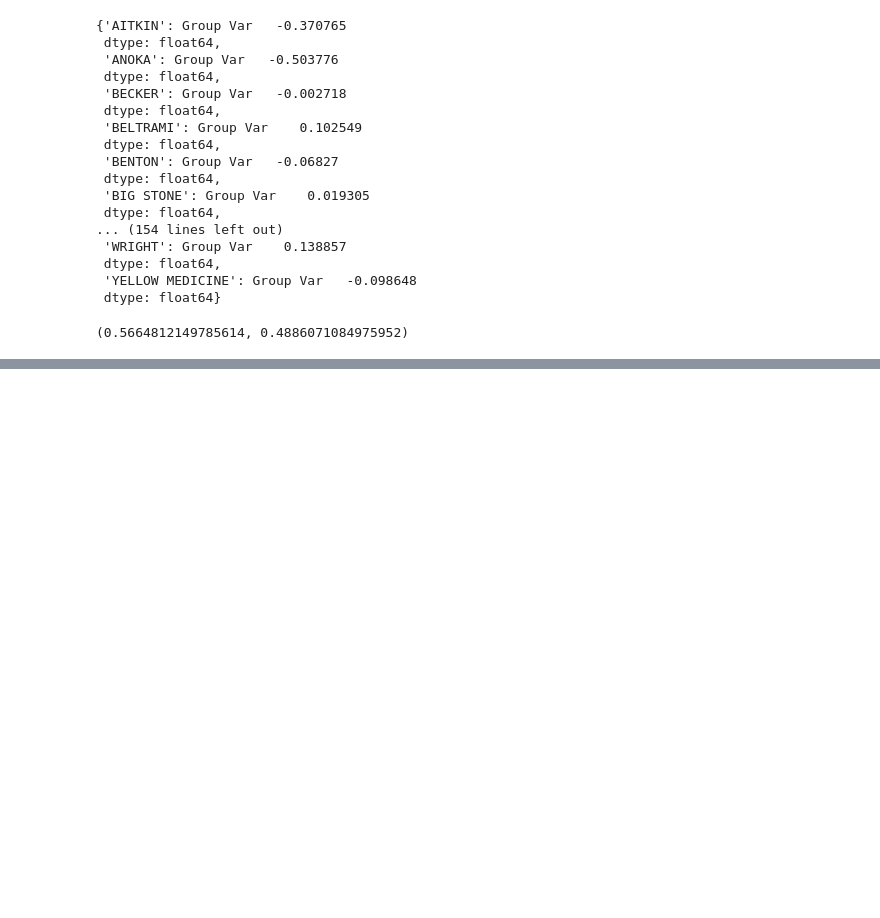
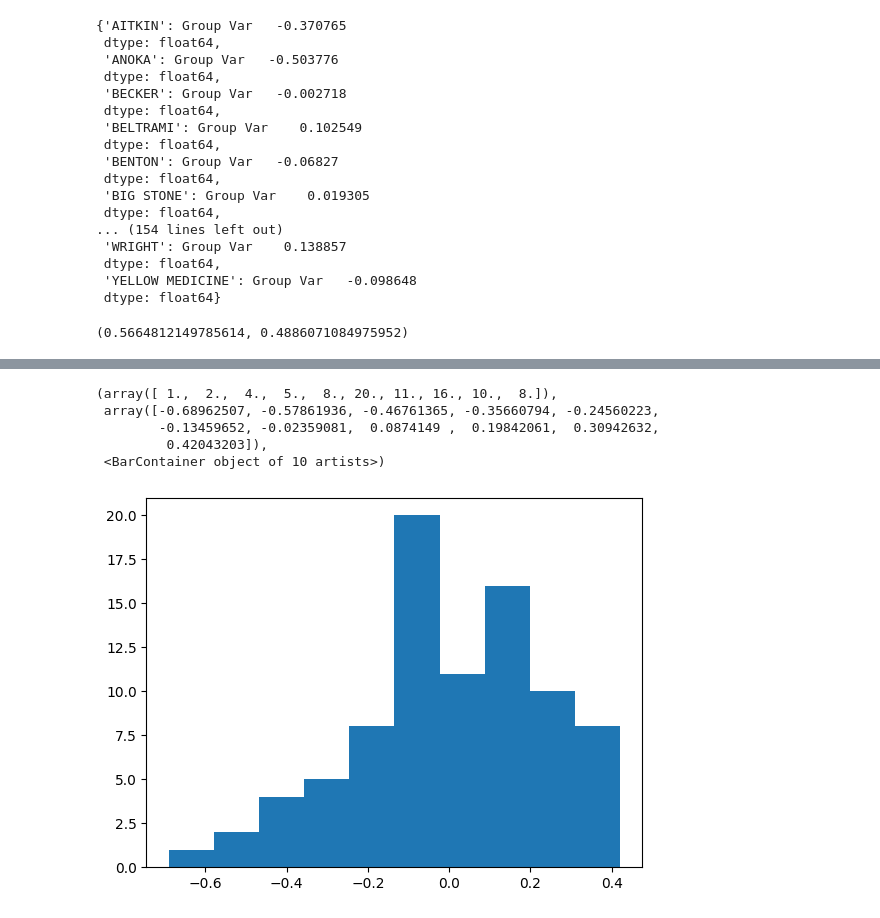
Before and after one commit to mgreenbe/DATA335W2025, a Jupyter notebook: code/random_effects.ipynb, the cells around one changed output, grey strips where cells are left out. Saved outputs shown, nothing was run; the diff lists cells and outputs as text; code cells hidden in the pictures; blank space fills up the shorter version.

```diff
--- a/code/random_effects.ipynb
+++ b/code/random_effects.ipynb
@@ -380,0 +509,13 @@ np.mean(fe_mses), np.mean(re_mses)
+# %%
+small_df = pd.DataFrame(
+    {
+        "log_radon": df["log_radon"],
+        "county": df["county"],
+        "floor": (df["floor"] == "Floor").astype(float),
+        "Intercept": 1.0,
+    }
+)
+# %%
+X = small_df[["Intercept", "floor"]]
+model = sm.MixedLM(small_df["log_radon"], X, groups=small_df["county"], exog_re=X)
+fit = model.fit()
@@ -380,0 +537,12 @@ np.mean(fe_mses), np.mean(re_mses)
+# %%
+u = [fit.random_effects[i]["Intercept"] for i in fit.random_effects]
+v = [fit.random_effects[i]["floor"] for i in fit.random_effects]
+# %%
+plt.hist(u)
+# %% [output]
+(array([ 1.,  2.,  4.,  5.,  8., 20., 11., 16., 10.,  8.]),
+ array([-0.68962507, -0.57861936, -0.46761365, -0.35660794, -0.24560223,
+        -0.13459652, -0.02359081,  0.0874149 ,  0.19842061,  0.30942632,
+         0.42043203]),
+ <BarContainer object of 10 artists>)
+[figure, added]
```
Also changed, not shown: parts of 11 cells of this notebook.
